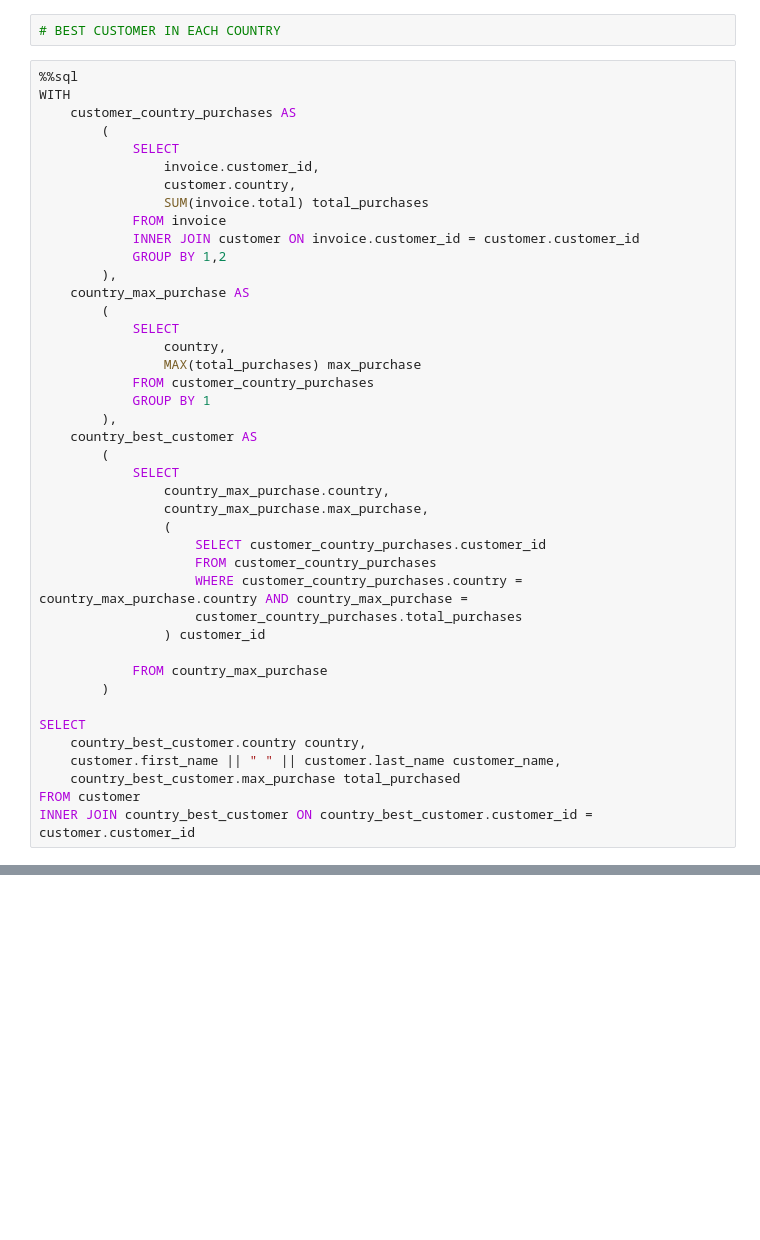
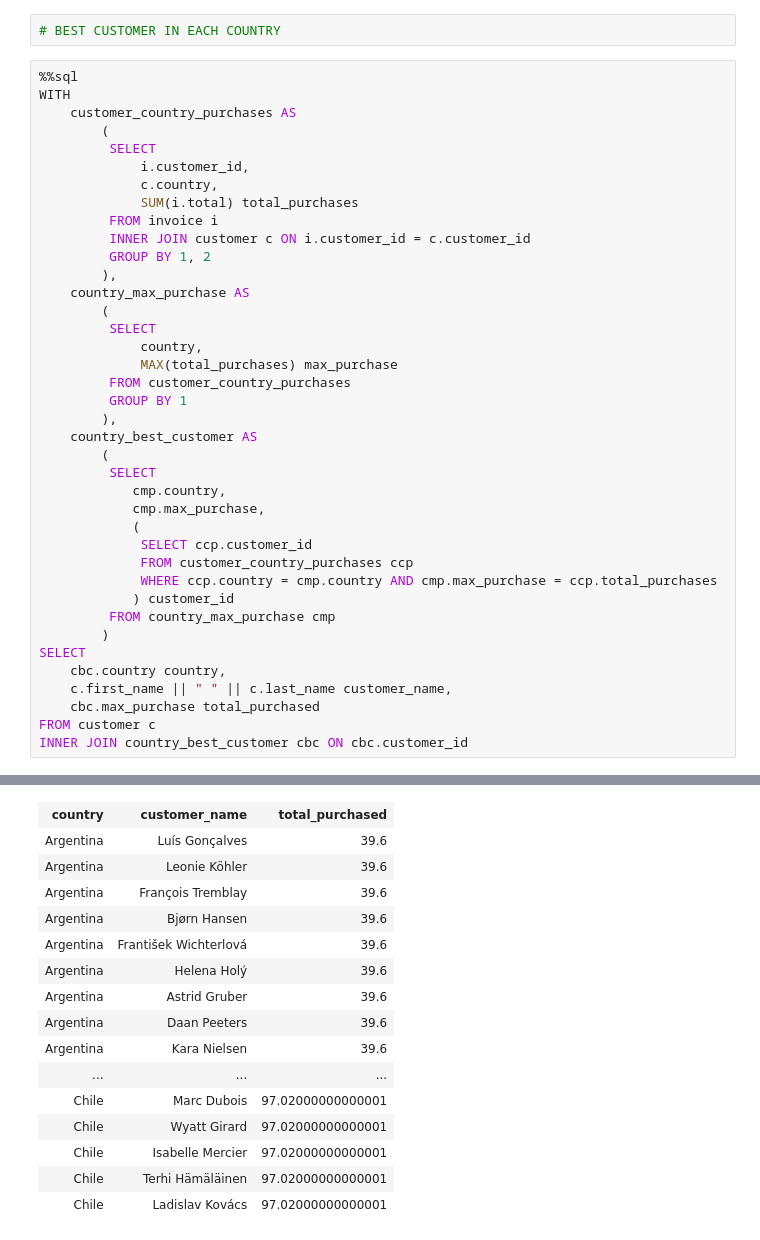
Before and after one commit to mcshakes/assorted_data_projects, a Jupyter notebook: business_questions/Something.ipynb, the cells around one changed output, grey strips where cells are left out. Cells and saved outputs as stored; diff of their text form; blank space fills up the shorter version.

```diff
--- a/business_questions/Something.ipynb
+++ b/business_questions/Something.ipynb
@@ -221,42 +208,39 @@ Done.
 WITH
     customer_country_purchases AS
         (
-            SELECT
-                invoice.customer_id,
-                customer.country,
-                SUM(invoice.total) total_purchases
-            FROM invoice
-            INNER JOIN customer ON invoice.customer_id = customer.customer_id
-            GROUP BY 1,2
+         SELECT
+             i.customer_id,
+             c.country,
+             SUM(i.total) total_purchases
+         FROM invoice i
+         INNER JOIN customer c ON i.customer_id = c.customer_id
+         GROUP BY 1, 2
         ),
     country_max_purchase AS
         (
-            SELECT
-                country,
-                MAX(total_purchases) max_purchase
-            FROM customer_country_purchases
-            GROUP BY 1
+         SELECT
+             country,
+             MAX(total_purchases) max_purchase
+         FROM customer_country_purchases
+         GROUP BY 1
         ),
     country_best_customer AS
         (
-            SELECT
-                country_max_purchase.country,
-                country_max_purchase.max_purchase,
-                (
-                    SELECT customer_country_purchases.customer_id
-                    FROM customer_country_purchases
-                    WHERE customer_country_purchases.country = country_max_purchase.country AND country_max_purchase =
-                    customer_country_purchases.total_purchases
-                ) customer_id
-
-            FROM country_max_purchase
+         SELECT
+            cmp.country,
+            cmp.max_purchase,
+            (
+             SELECT ccp.customer_id
+             FROM customer_country_purchases ccp
+             WHERE ccp.country = cmp.country AND cmp.max_purchase = ccp.total_purchases
+            ) customer_id
+         FROM country_max_purchase cmp
         )
-
 SELECT
-    country_best_customer.country country,
-    customer.first_name || " " || customer.last_name customer_name,
-    country_best_customer.max_purchase total_purchased
-FROM customer
-INNER JOIN country_best_customer ON country_best_customer.customer_id = customer.customer_id
+    cbc.country country,
+    c.first_name || " " || c.last_name customer_name,
+    cbc.max_purchase total_purchased
+FROM customer c
+INNER JOIN country_best_customer cbc ON cbc.customer_id
 # %% [output]
  * sqlite:///chinook.db
@@ -278,0 +248,16 @@ INNER JOIN country_best_customer ON country_best_customer.customer_id = customer
+| country | customer_name | total_purchased |
+| Argentina | Luís Gonçalves | 39.6 |
+| Argentina | Leonie Köhler | 39.6 |
+| Argentina | François Tremblay | 39.6 |
+| Argentina | Bjørn Hansen | 39.6 |
+| Argentina | František Wichterlová | 39.6 |
+| Argentina | Helena Holý | 39.6 |
+| Argentina | Astrid Gruber | 39.6 |
+| Argentina | Daan Peeters | 39.6 |
+| Argentina | Kara Nielsen | 39.6 |
+| ... | ... | ... |
+| Chile | Marc Dubois | 97.02000000000001 |
+| Chile | Wyatt Girard | 97.02000000000001 |
+| Chile | Isabelle Mercier | 97.02000000000001 |
+| Chile | Terhi Hämäläinen | 97.02000000000001 |
+| Chile | Ladislav Kovács | 97.02000000000001 |
```
Also changed, not shown: parts of 4 cells of this notebook.
